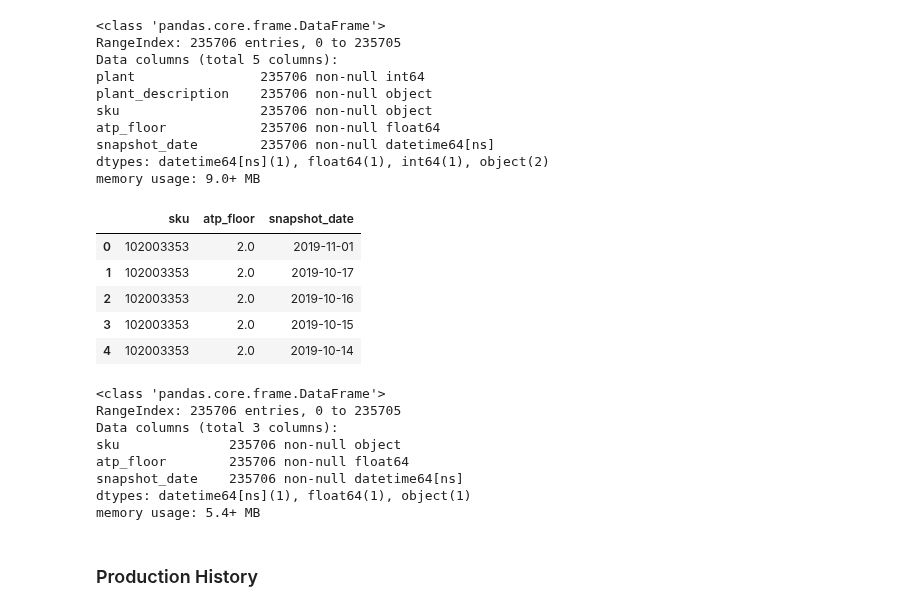
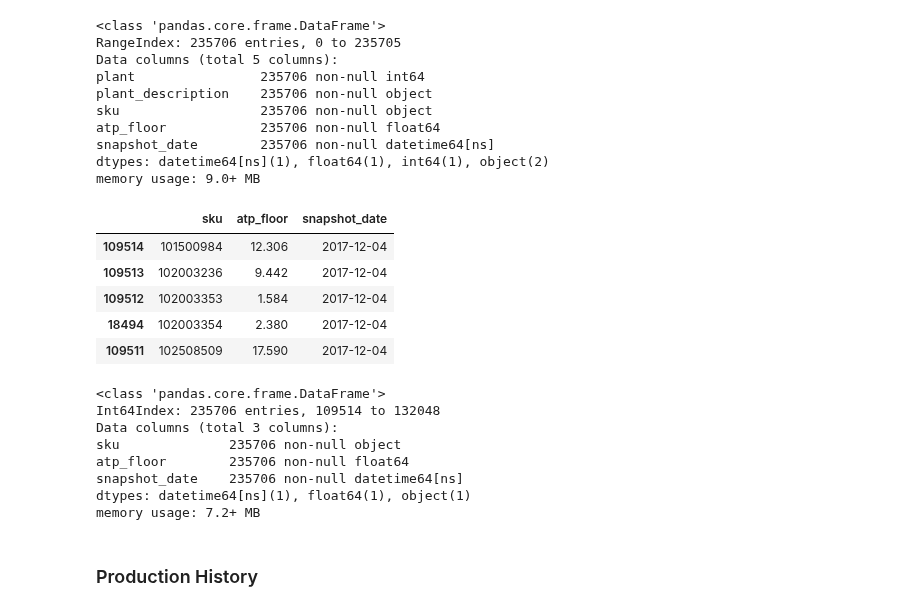
Before and after one commit to jvac06/pft, a Jupyter notebook: scripts/cleaning.ipynb, the cells around one changed output. Cells and saved outputs as stored; diff of their text form; code cells hidden in the pictures.

```diff
--- a/scripts/cleaning.ipynb
+++ b/scripts/cleaning.ipynb
@@ -242,25 +243,26 @@ dtypes: datetime64[ns](1), float64(1), int64(1), object(2)
 memory usage: 9.0+ MB
 # %%
 atp_reduced = atp_hist[["sku", "atp_floor", "snapshot_date"]]
+atp_reduced = atp_reduced.sort_values(["snapshot_date", "sku"])
 atp_reduced.head()
 # %% [output]
 |  | sku | atp_floor | snapshot_date |
-| 0 | 102003353 | 2.0 | 2019-11-01 |
-| 1 | 102003353 | 2.0 | 2019-10-17 |
-| 2 | 102003353 | 2.0 | 2019-10-16 |
-| 3 | 102003353 | 2.0 | 2019-10-15 |
-| 4 | 102003353 | 2.0 | 2019-10-14 |
+| 109514 | 101500984 | 12.306 | 2017-12-04 |
+| 109513 | 102003236 | 9.442 | 2017-12-04 |
+| 109512 | 102003353 | 1.584 | 2017-12-04 |
+| 18494 | 102003354 | 2.380 | 2017-12-04 |
+| 109511 | 102508509 | 17.590 | 2017-12-04 |
 # %%
 atp_reduced.info()
 # %% [output]
 <class 'pandas.core.frame.DataFrame'>
-RangeIndex: 235706 entries, 0 to 235705
+Int64Index: 235706 entries, 109514 to 132048
 Data columns (total 3 columns):
 sku              235706 non-null object
 atp_floor        235706 non-null float64
 snapshot_date    235706 non-null datetime64[ns]
 dtypes: datetime64[ns](1), float64(1), object(1)
-memory usage: 5.4+ MB
+memory usage: 7.2+ MB
 # %% [markdown]
 ### Production History
 # %%
```
Also changed, not shown: parts of 30 cells of this notebook.
